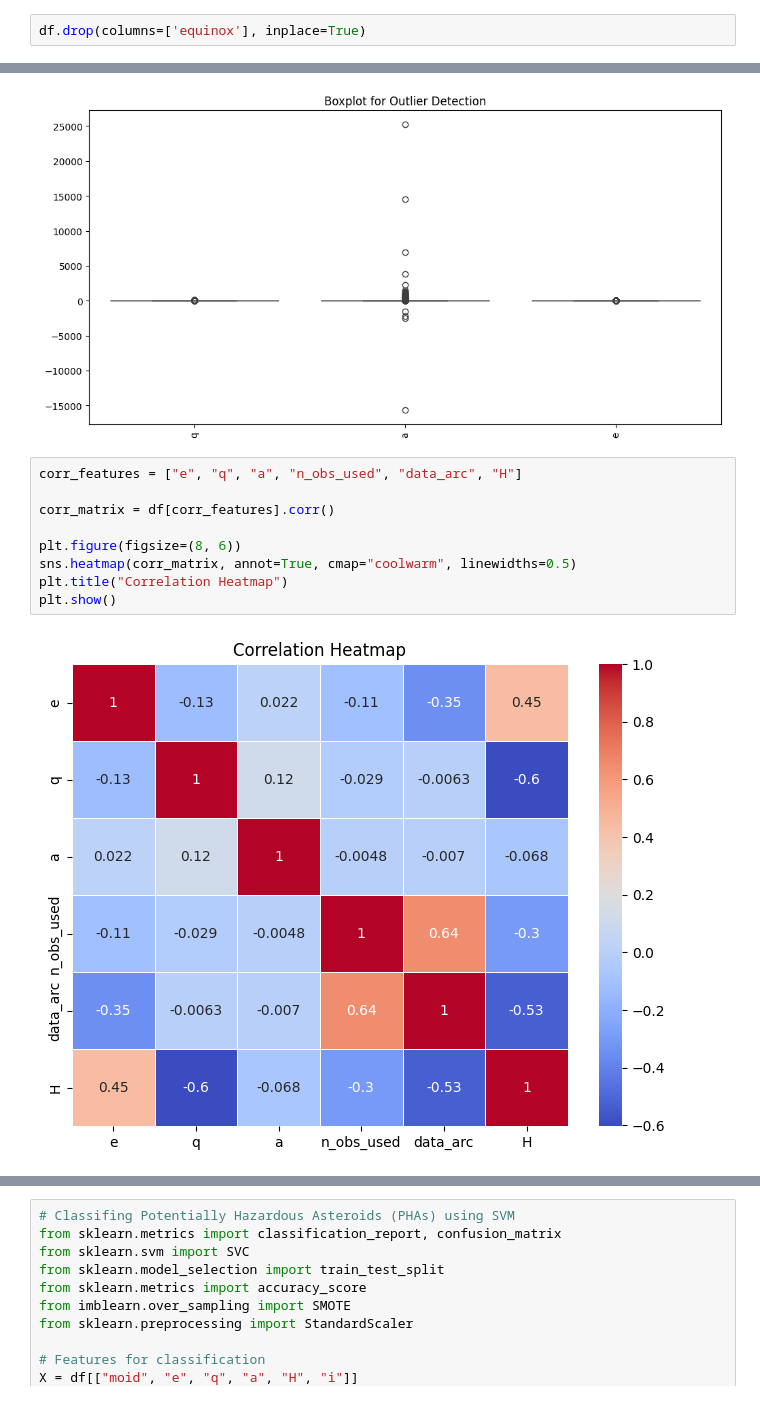
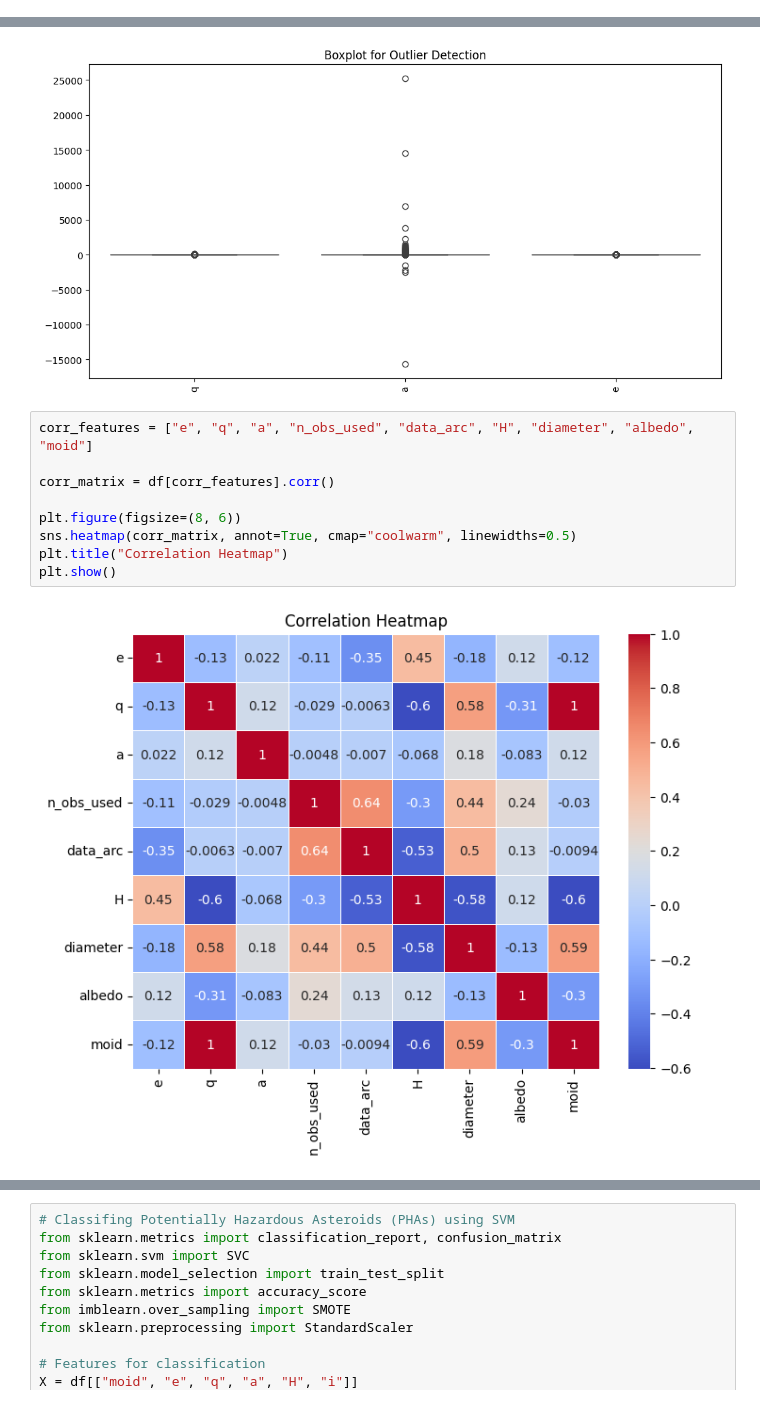
Before and after one commit to MayurSoni2003/Asteroids-Machine-Learning-Analysis, a Jupyter notebook: Astroid.ipynb, the cells around one changed output, grey strips where cells are left out. Saved outputs shown, nothing was run; the diff lists cells and outputs as text.

```diff
--- a/Astroid.ipynb
+++ b/Astroid.ipynb
@@ -268,5 +232,3 @@ Name: count, dtype: int64
-# %%
-df.drop(columns=['equinox'], inplace=True)
 # %%
 print(df.columns.tolist())
 # %% [output]
@@ -321,14 +287,14 @@ plt.show()
 # %% [output]
 [figure]
 # %%
-corr_features = ["e", "q", "a", "n_obs_used", "data_arc", "H"]
+corr_features = ["e", "q", "a", "n_obs_used", "data_arc", "H", "diameter", "albedo", "moid"]
 
 corr_matrix = df[corr_features].corr()
 
 plt.figure(figsize=(8, 6))
 sns.heatmap(corr_matrix, annot=True, cmap="coolwarm", linewidths=0.5)
 plt.title("Correlation Heatmap")
 plt.show()
 # %% [output]
-[figure, old version]
+[figure, new version]
 # %%
```
Also changed, not shown: parts of 12 cells of this notebook.
